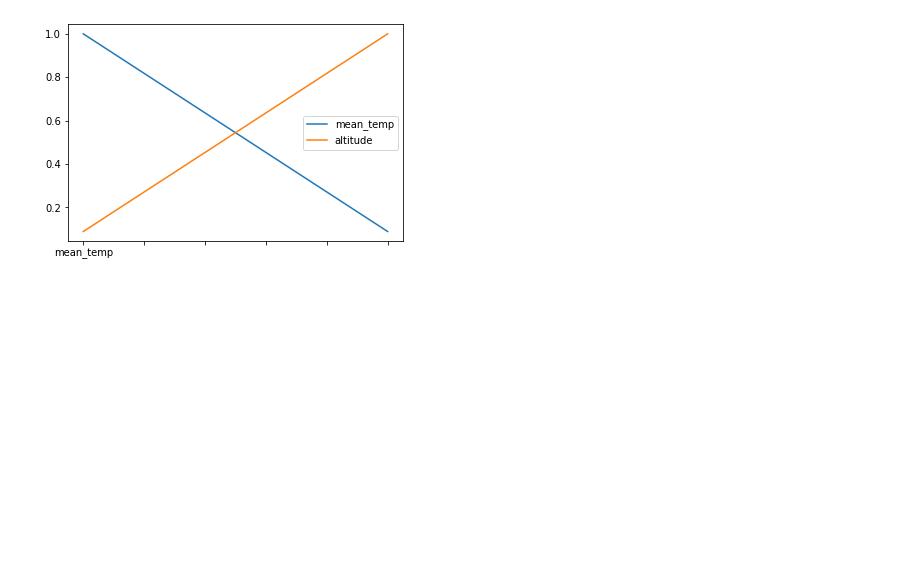
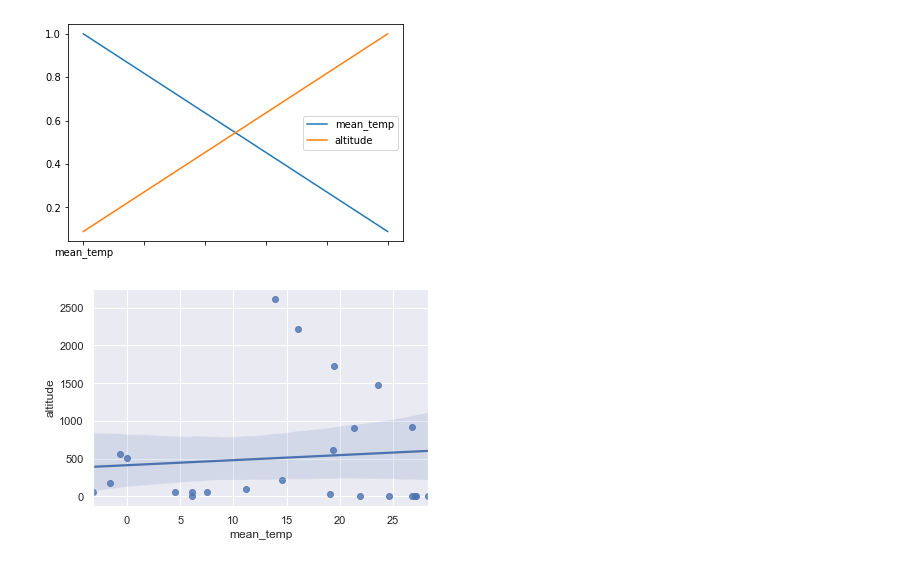
Before and after one commit to arindam31/CityWeatherAnalytics, a Jupyter notebook: Geo.ipynb, the cells around one changed output. Cells and saved outputs as stored; diff of their text form; code cells hidden in the pictures; blank space fills up the shorter version.

```diff
--- a/Geo.ipynb
+++ b/Geo.ipynb
@@ -93,3 +89,10 @@ relation_mean_altitude.plot()
 # %% [output]
 <AxesSubplot:>
 [figure]
+# %%
+ax = sns.regplot(x="mean_temp",
+                 y="altitude",
+                 data=df_mean_values_cities[['mean_temp', 'altitude']],
+                )
+# %% [output]
+[figure, added]
```
Also changed, not shown: parts of 3 cells of this notebook, 1 other file.
